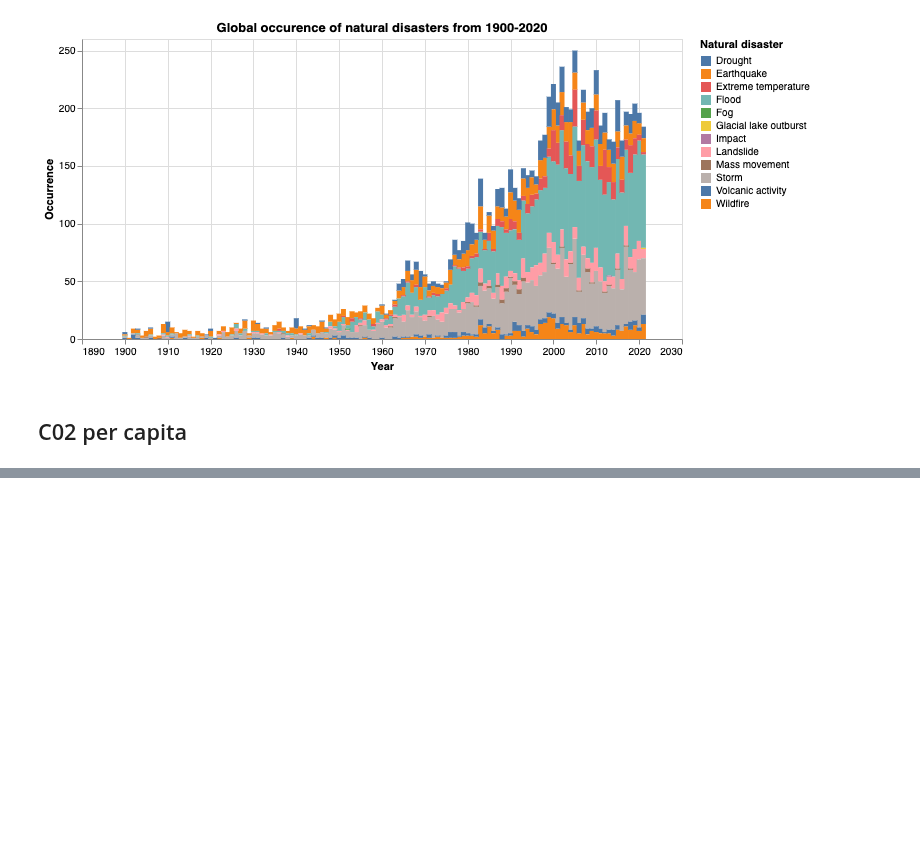
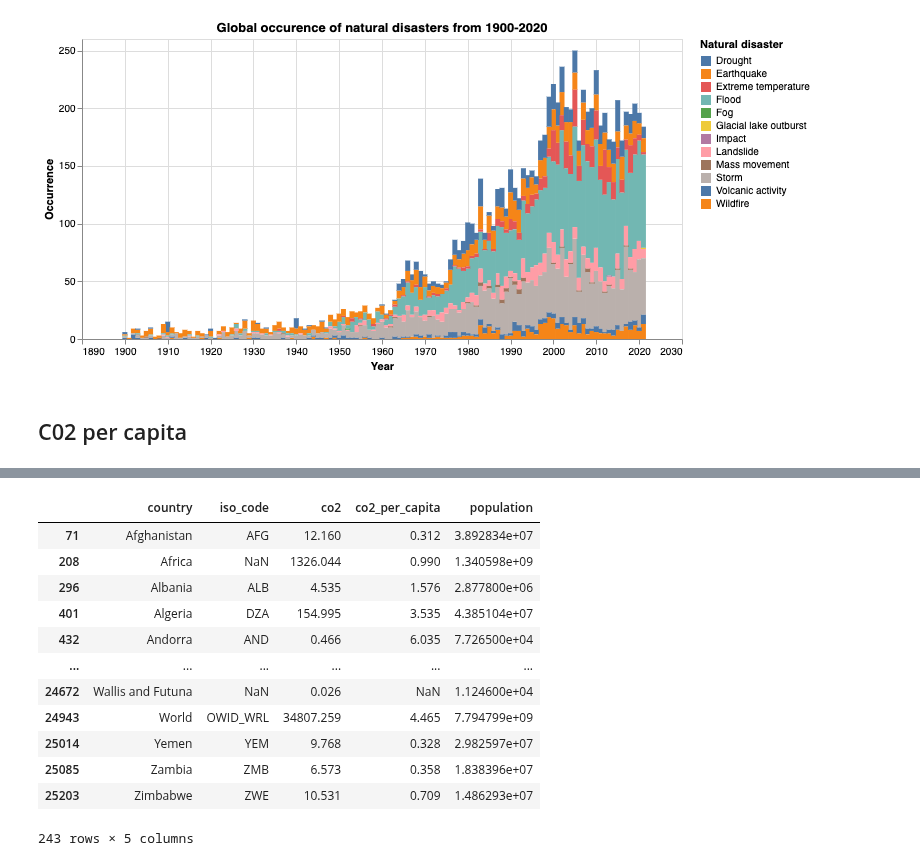
Before and after one commit to mel-liow/climate-analysis, a Jupyter notebook: climate_analysis.ipynb, the cells around one changed output, grey strips where cells are left out. Drawn from its saved outputs; the diff is of its cells as text; code cells hidden in the pictures; blank space fills up the shorter version.

```diff
--- a/climate_analysis.ipynb
+++ b/climate_analysis.ipynb
@@ -499,0 +494,16 @@ c02_2020.sort_values('co2', ascending=False).head(20)
+# %%
+c02_2020
+# %% [output]
+|  | country | iso_code | co2 | co2_per_capita | population |
+| 71 | Afghanistan | AFG | 12.160 | 0.312 | 3.892834e+07 |
+| 208 | Africa | NaN | 1326.044 | 0.990 | 1.340598e+09 |
+| 296 | Albania | ALB | 4.535 | 1.576 | 2.877800e+06 |
+| 401 | Algeria | DZA | 154.995 | 3.535 | 4.385104e+07 |
+| 432 | Andorra | AND | 0.466 | 6.035 | 7.726500e+04 |
+| ... | ... | ... | ... | ... | ... |
+| 24672 | Wallis and Futuna | NaN | 0.026 | NaN | 1.124600e+04 |
+| 24943 | World | OWID_WRL | 34807.259 | 4.465 | 7.794799e+09 |
+| 25014 | Yemen | YEM | 9.768 | 0.328 | 2.982597e+07 |
+| 25085 | Zambia | ZMB | 6.573 | 0.358 | 1.838396e+07 |
+| 25203 | Zimbabwe | ZWE | 10.531 | 0.709 | 1.486293e+07 |
+243 rows × 5 columns
```
Also changed, not shown: parts of 6 cells of this notebook.
